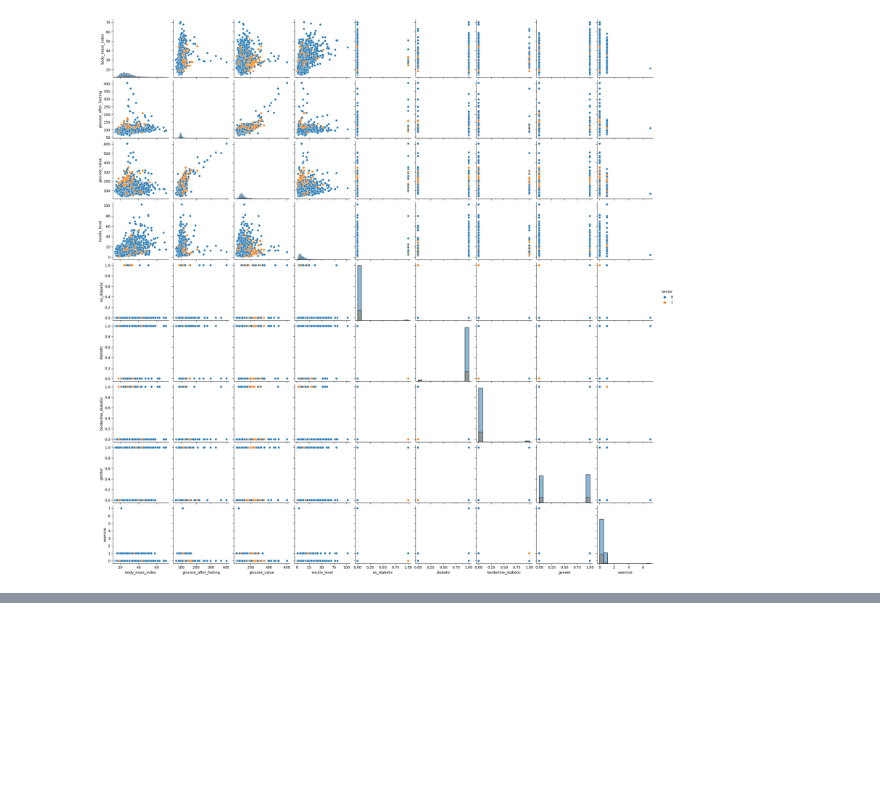
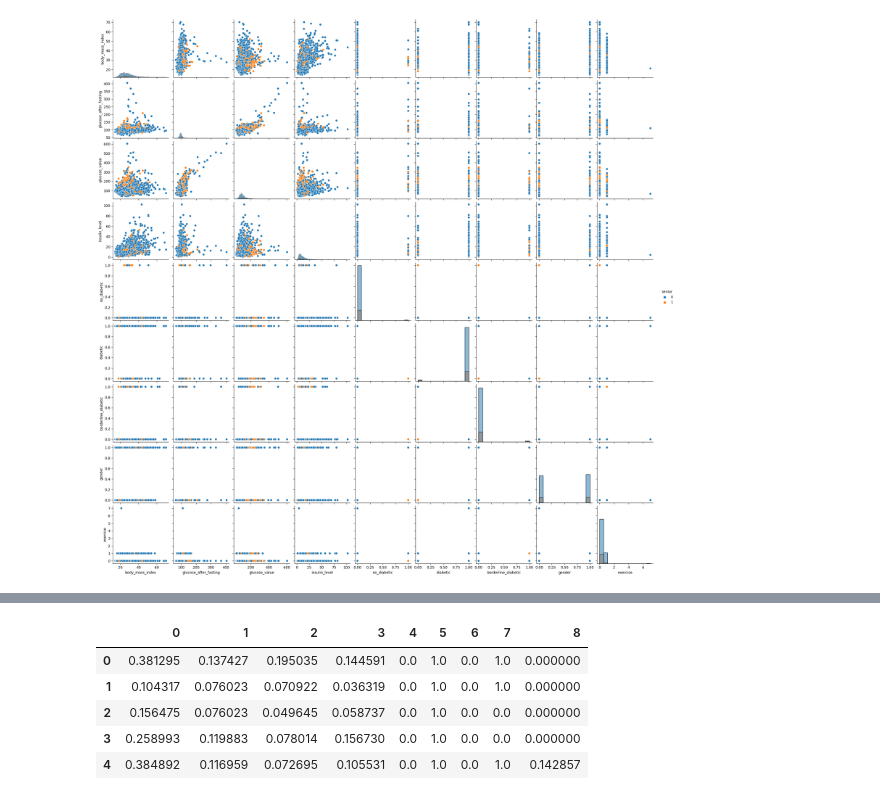
Before and after one commit to LeopoldoCCT/HDIP_DPrep_ML_CA2, a Jupyter notebook: HDIP_DPrep_ML_CA2_LeopoldoRojoRomero.ipynb, the cells around one changed output, grey strips where cells are left out. Drawn from its saved outputs; the diff is of its cells as text; code cells hidden in the pictures; blank space fills up the shorter version.

```diff
--- a/HDIP_DPrep_ML_CA2_LeopoldoRojoRomero.ipynb
+++ b/HDIP_DPrep_ML_CA2_LeopoldoRojoRomero.ipynb
@@ -282,0 +312,11 @@ plt.axvline(x=df.insulin_level.median(), color='yellow') # Median value of the i
+# %%
+df_scaled = preproc.minmax_scale(df.iloc[:,0:9])
+df_scaled = pd.DataFrame(df_scaled)
+df_scaled.head()
+# %% [output]
+|  | 0 | 1 | 2 | 3 | 4 | 5 | 6 | 7 | 8 |
+| 0 | 0.381295 | 0.137427 | 0.195035 | 0.144591 | 0.0 | 1.0 | 0.0 | 1.0 | 0.000000 |
+| 1 | 0.104317 | 0.076023 | 0.070922 | 0.036319 | 0.0 | 1.0 | 0.0 | 1.0 | 0.000000 |
+| 2 | 0.156475 | 0.076023 | 0.049645 | 0.058737 | 0.0 | 1.0 | 0.0 | 0.0 | 0.000000 |
+| 3 | 0.258993 | 0.119883 | 0.078014 | 0.156730 | 0.0 | 1.0 | 0.0 | 0.0 | 0.000000 |
+| 4 | 0.384892 | 0.116959 | 0.072695 | 0.105531 | 0.0 | 1.0 | 0.0 | 1.0 | 0.142857 |
```
Also changed, not shown: parts of 24 cells of this notebook.
